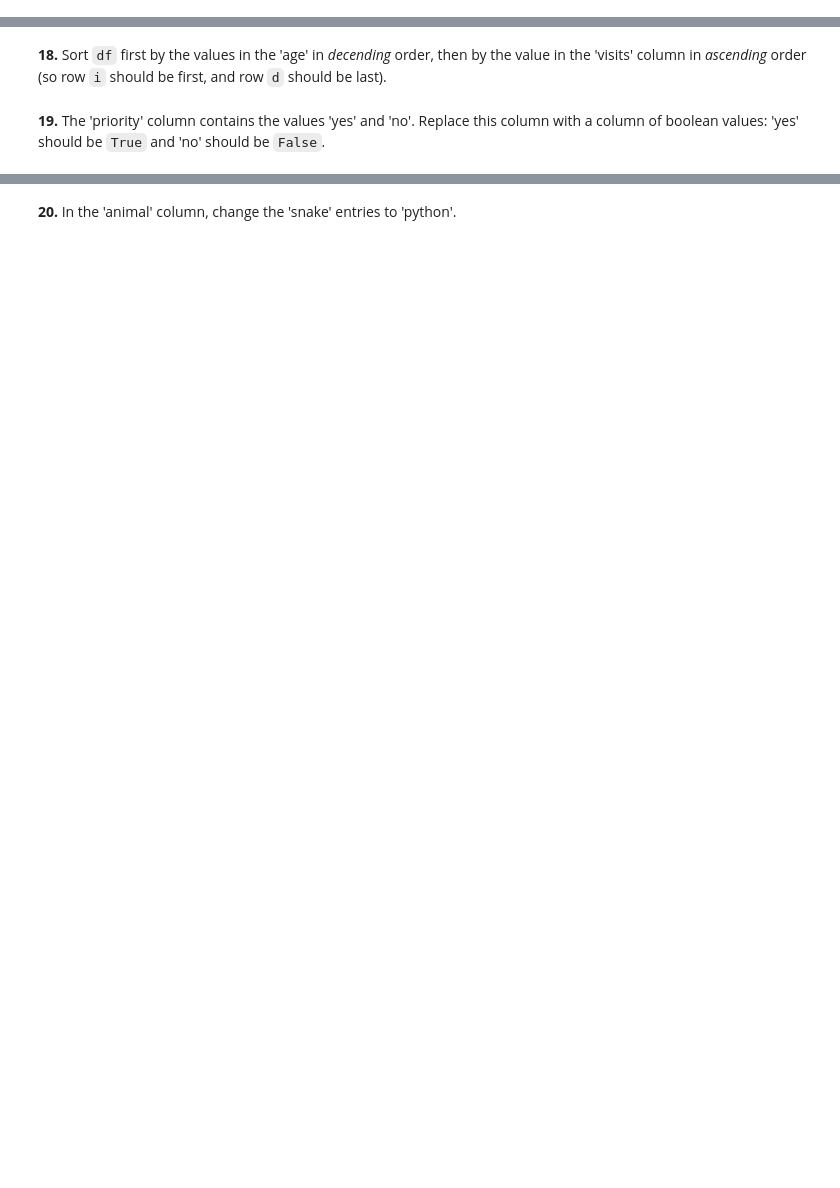
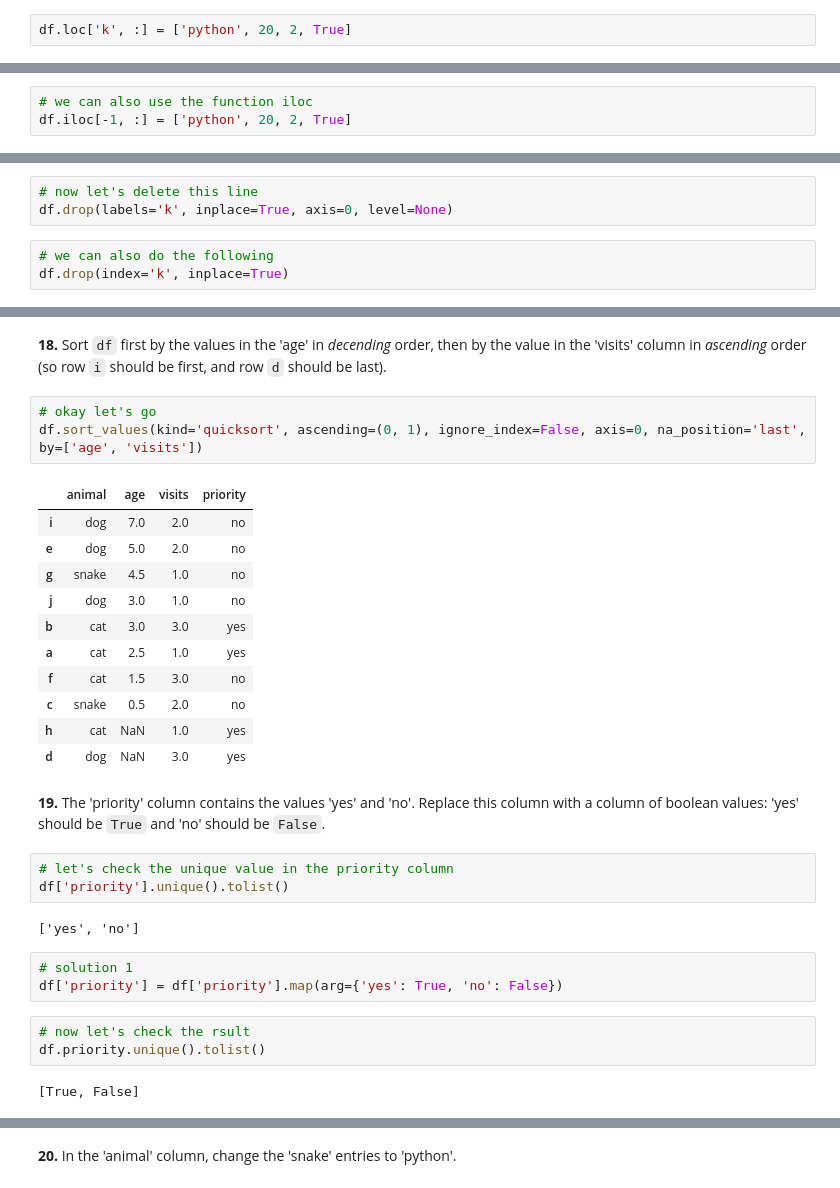
Before and after one commit to AlhousseineDiallo/100-pandas-puzzles, a Jupyter notebook: 100-pandas-puzzles.ipynb, the cells around one changed output, grey strips where cells are left out. Drawn from its saved outputs; the diff is of its cells as text; blank space fills up the shorter version.

```diff
--- a/100-pandas-puzzles.ipynb
+++ b/100-pandas-puzzles.ipynb
@@ -311,0 +457,2 @@ df[df.apply(func=lambda row: pd.isna(obj=row['age']), axis=1)]
+# %%
+df.loc['k', :] = ['python', 20, 2, True]
@@ -311,0 +465,3 @@ df[df.apply(func=lambda row: pd.isna(obj=row['age']), axis=1)]
+# %%
+# we can also use the function iloc
+df.iloc[-1, :] = ['python', 20, 2, True]
@@ -311,0 +473,6 @@ df[df.apply(func=lambda row: pd.isna(obj=row['age']), axis=1)]
+# %%
+# now let's delete this line
+df.drop(labels='k', inplace=True, axis=0, level=None)
+# %%
+# we can also do the following
+df.drop(index='k', inplace=True)
@@ -314,4 +530,32 @@ df[df.apply(func=lambda row: pd.isna(obj=row['age']), axis=1)]
 # %% [markdown]
 **18.** Sort `df` first by the values in the 'age' in *decending* order, then by the value in the 'visits' column in *ascending* order (so row `i` should be first, and row `d` should be last).
+# %%
+# okay let's go
+df.sort_values(kind='quicksort', ascending=(0, 1), ignore_index=False, axis=0, na_position='last', by=['age', 'visits'])
+# %% [output]
+|  | animal | age | visits | priority |
+| i | dog | 7.0 | 2.0 | no |
+| e | dog | 5.0 | 2.0 | no |
+| g | snake | 4.5 | 1.0 | no |
+| j | dog | 3.0 | 1.0 | no |
+| b | cat | 3.0 | 3.0 | yes |
+| a | cat | 2.5 | 1.0 | yes |
+| f | cat | 1.5 | 3.0 | no |
+| c | snake | 0.5 | 2.0 | no |
+| h | cat | NaN | 1.0 | yes |
+| d | dog | NaN | 3.0 | yes |
 # %% [markdown]
 **19.** The 'priority' column contains the values 'yes' and 'no'. Replace this column with a column of boolean values: 'yes' should be `True` and 'no' should be `False`.
+# %%
+# let's check the unique value in the priority column
+df['priority'].unique().tolist()
+# %% [output]
+['yes', 'no']
+# %%
+# solution 1
+df['priority'] = df['priority'].map(arg={'yes': True, 'no': False})
+# %%
+# now let's check the rsult
+df.priority.unique().tolist()
+# %% [output]
+[True, False]
```
Also changed, not shown: parts of 90 cells of this notebook, 1 other file.
